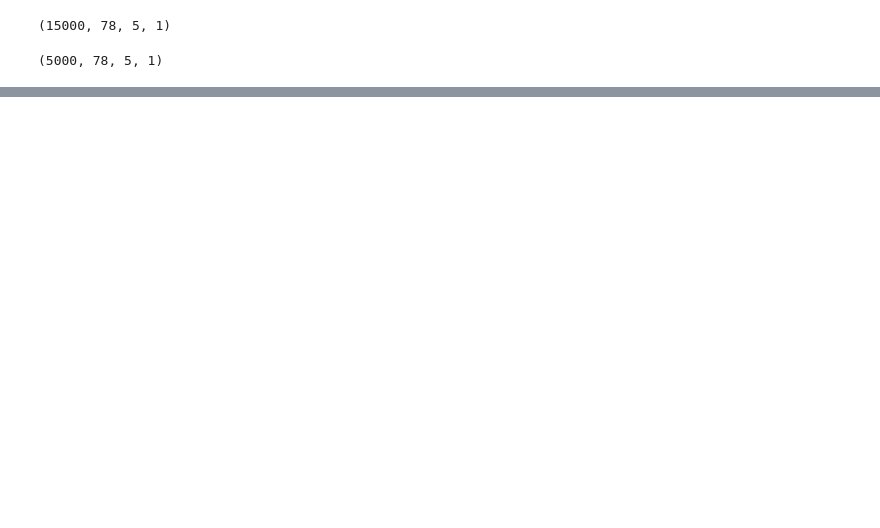
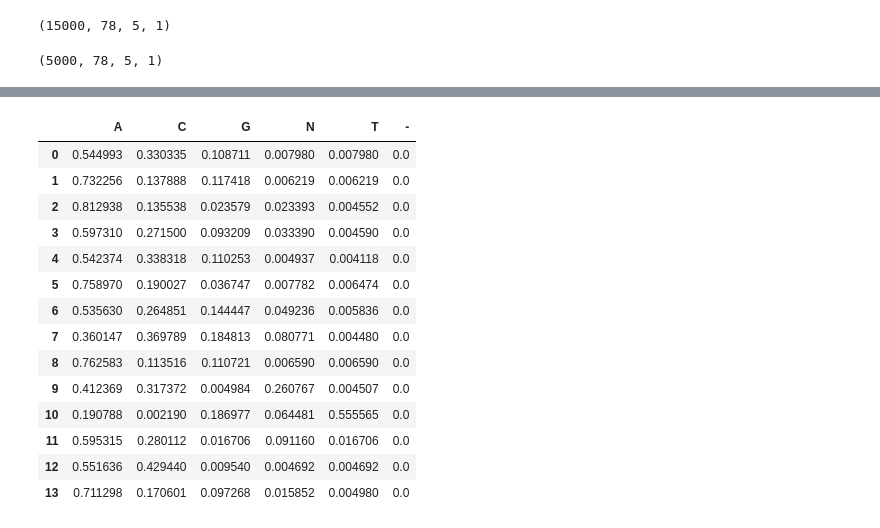
Before and after one commit to jigsaw-snu/bioinfo101, a Jupyter notebook: free-prj/codes/main.ipynb, the cells around one changed output, grey strips where cells are left out. Saved outputs shown, nothing was run; the diff lists cells and outputs as text; code cells hidden in the pictures; blank space fills up the shorter version.

```diff
--- a/free-prj/codes/main.ipynb
+++ b/free-prj/codes/main.ipynb
@@ -217,0 +223,3 @@ Error:
+# %%
+weights = mymodel.get_weights()
+weight = pd.DataFrame(np.squeeze(weights[0].transpose()))
@@ -217,0 +235,5 @@ Error:
+# %%
+weight += 0.001
+weight = weight / weight.sum(axis=0)
+
+weight.sum(axis=0)
@@ -217,0 +256,23 @@ Error:
+# %%
+weight.index = sorted(list('ACGTN'))
+
+weight = weight.transpose()
+weight['-'] = 0.0
+
+weight
+# %% [output]
+|  | A | C | G | N | T | - |
+| 0 | 0.544993 | 0.330335 | 0.108711 | 0.007980 | 0.007980 | 0.0 |
+| 1 | 0.732256 | 0.137888 | 0.117418 | 0.006219 | 0.006219 | 0.0 |
+| 2 | 0.812938 | 0.135538 | 0.023579 | 0.023393 | 0.004552 | 0.0 |
+| 3 | 0.597310 | 0.271500 | 0.093209 | 0.033390 | 0.004590 | 0.0 |
+| 4 | 0.542374 | 0.338318 | 0.110253 | 0.004937 | 0.004118 | 0.0 |
+| 5 | 0.758970 | 0.190027 | 0.036747 | 0.007782 | 0.006474 | 0.0 |
+| 6 | 0.535630 | 0.264851 | 0.144447 | 0.049236 | 0.005836 | 0.0 |
+| 7 | 0.360147 | 0.369789 | 0.184813 | 0.080771 | 0.004480 | 0.0 |
+| 8 | 0.762583 | 0.113516 | 0.110721 | 0.006590 | 0.006590 | 0.0 |
+| 9 | 0.412369 | 0.317372 | 0.004984 | 0.260767 | 0.004507 | 0.0 |
+| 10 | 0.190788 | 0.002190 | 0.186977 | 0.064481 | 0.555565 | 0.0 |
+| 11 | 0.595315 | 0.280112 | 0.016706 | 0.091160 | 0.016706 | 0.0 |
+| 12 | 0.551636 | 0.429440 | 0.009540 | 0.004692 | 0.004692 | 0.0 |
+| 13 | 0.711298 | 0.170601 | 0.097268 | 0.015852 | 0.004980 | 0.0 |
```
Also changed, not shown: parts of 14 cells of this notebook, 1 other file.
